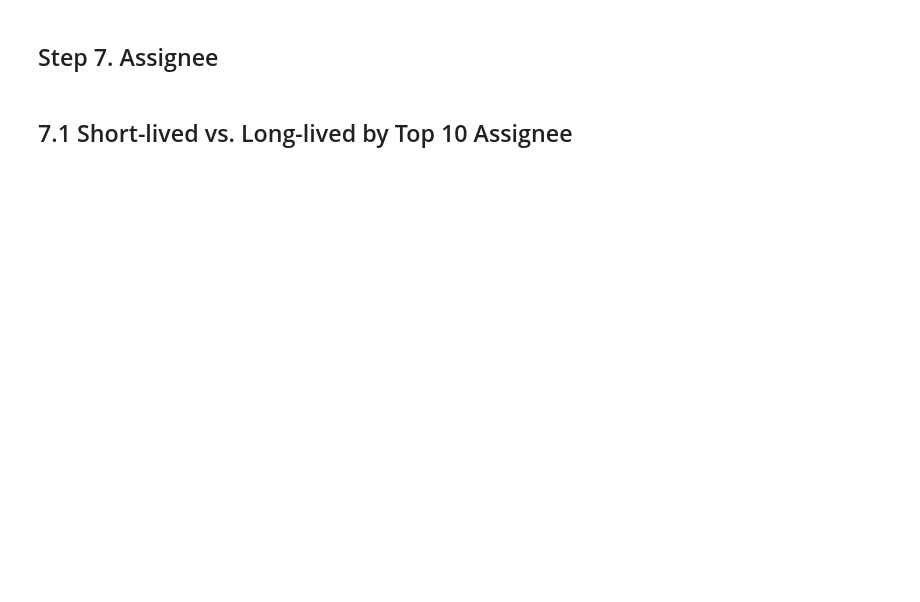
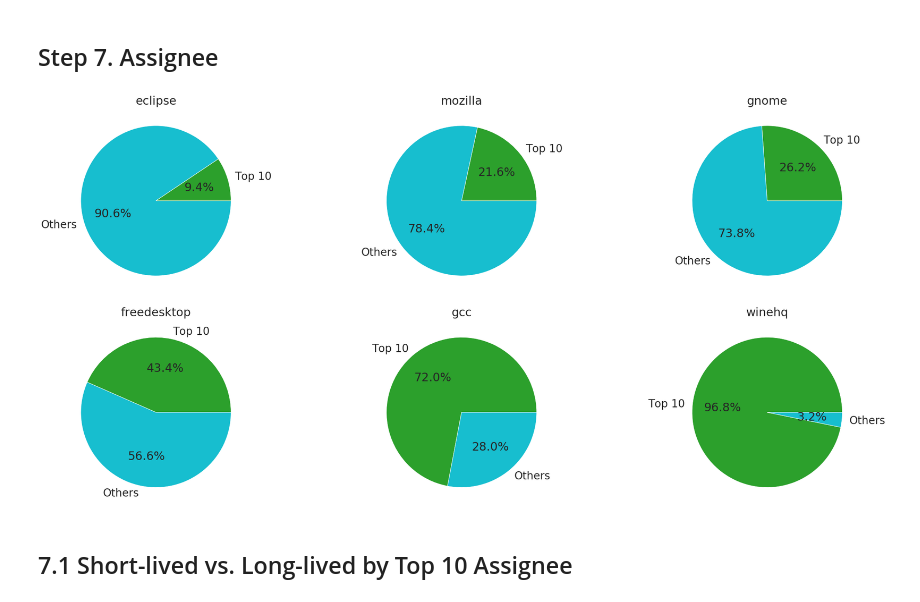
Before and after one commit to gomesluiz/my-doctorate, a Jupyter notebook: projects/long-lived-bug-prediction/notebooks/20191004_long_lived_prediction_rq2_data_analysis.ipynb, the cells around one changed output. Drawn from its saved outputs; the diff is of its cells as text; code cells hidden in the pictures; blank space fills up the shorter version.

```diff
--- a/projects/long-lived-bug-prediction/notebooks/20191004_long_lived_prediction_rq2_data_analysis.ipynb
+++ b/projects/long-lived-bug-prediction/notebooks/20191004_long_lived_prediction_rq2_data_analysis.ipynb
@@ -292,5 +307,9 @@ for project, ax in zip(projects, axes.flatten()):
 # %% [markdown]
 ## Step 7. Assignee
+# %%
+plot_top_n_pie('assignee_name', 10)
+# %% [output]
+[figure, added]
 # %% [markdown]
 ## 7.1 Short-lived vs. Long-lived by Top 10 Assignee
 # %%
```
Also changed, not shown: parts of 11 cells of this notebook, 2 other files.
